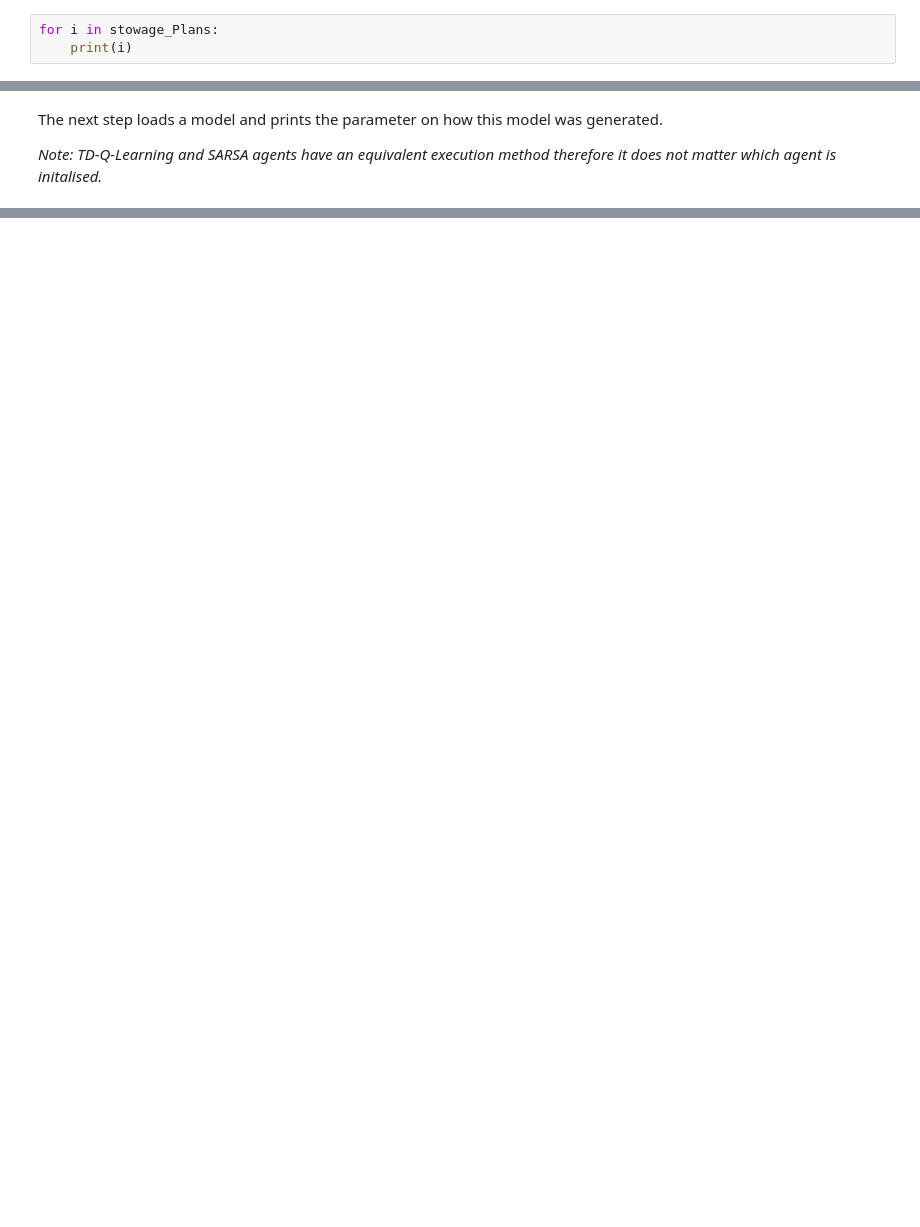
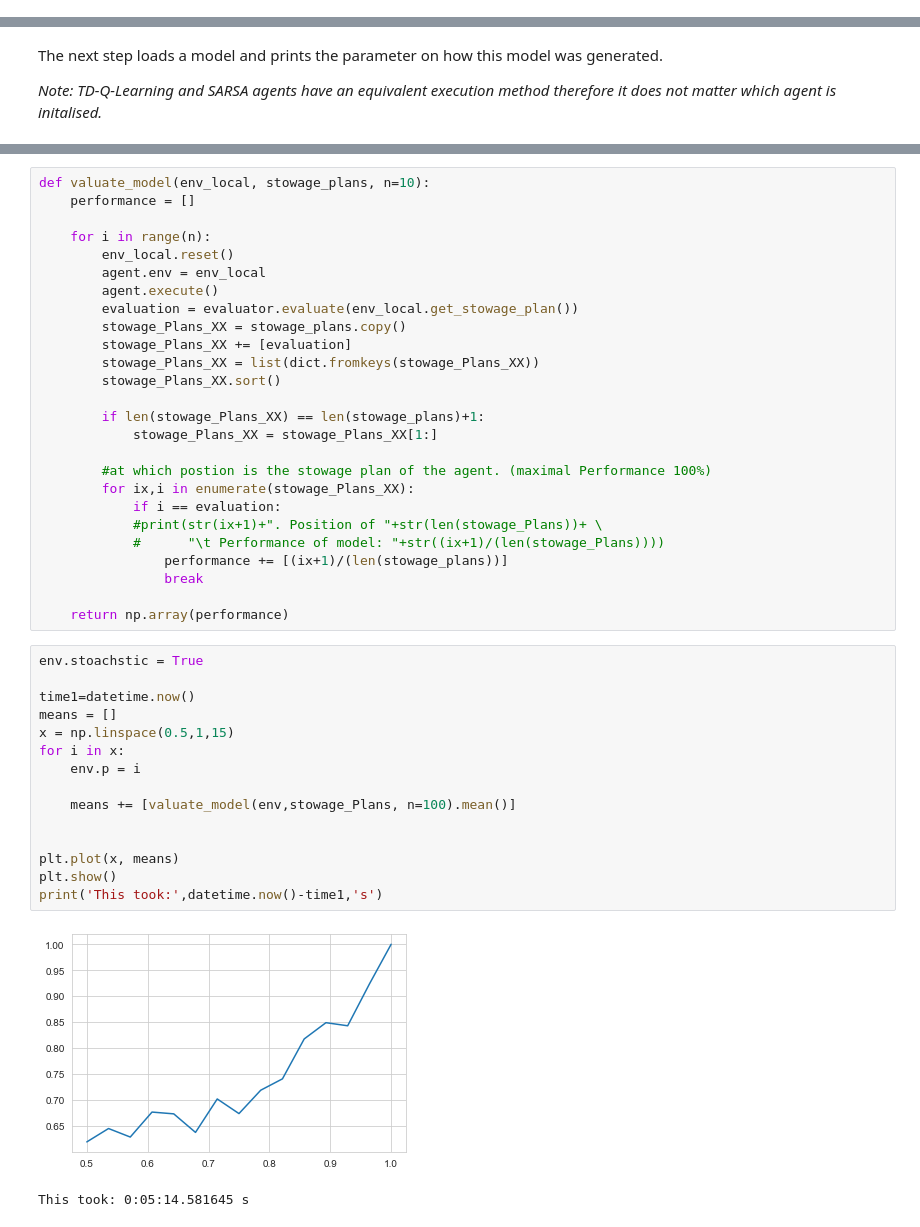
Before and after one commit to sbraun92/thesisSB, a Jupyter notebook: analysis/PerformanceMeasurement.ipynb, the cells around one changed output, grey strips where cells are left out. Saved outputs shown, nothing was run; the diff lists cells and outputs as text; blank space fills up the shorter version.

```diff
--- a/analysis/PerformanceMeasurement.ipynb
+++ b/analysis/PerformanceMeasurement.ipynb
@@ -66,3 +62,0 @@ stowage_Plans.sort()
-# %%
-for i in stowage_Plans:
-    print(i)
@@ -116,0 +87,44 @@ VehicleData             [[ 0  1  2  3  4]
+# %%
+def valuate_model(env_local, stowage_plans, n=10):
+    performance = []
+
+    for i in range(n):
+        env_local.reset()
+        agent.env = env_local
+        agent.execute()
+        evaluation = evaluator.evaluate(env_local.get_stowage_plan())
+        stowage_Plans_XX = stowage_plans.copy()
+        stowage_Plans_XX += [evaluation]
+        stowage_Plans_XX = list(dict.fromkeys(stowage_Plans_XX))
+        stowage_Plans_XX.sort()
+
+        if len(stowage_Plans_XX) == len(stowage_plans)+1:
+            stowage_Plans_XX = stowage_Plans_XX[1:]
+
+        #at which postion is the stowage plan of the agent. (maximal Performance 100%)
+        for ix,i in enumerate(stowage_Plans_XX):
+            if i == evaluation:
+            #print(str(ix+1)+". Position of "+str(len(stowage_Plans))+ \
+            #      "\t Performance of model: "+str((ix+1)/(len(stowage_Plans))))
+                performance += [(ix+1)/(len(stowage_plans))]
+                break
+
+    return np.array(performance)
+# %%
+env.stoachstic = True
+
+time1=datetime.now()
+means = []
+x = np.linspace(0.5,1,15)
+for i in x:
+    env.p = i
+
+    means += [valuate_model(env,stowage_Plans, n=100).mean()]
+
+
+plt.plot(x, means)
+plt.show()
+print('This took:',datetime.now()-time1,'s')
+# %% [output]
+[figure, added]
+This took: 0:05:14.581645 s
```
Also changed, not shown: parts of 26 cells of this notebook, 3 other files.
